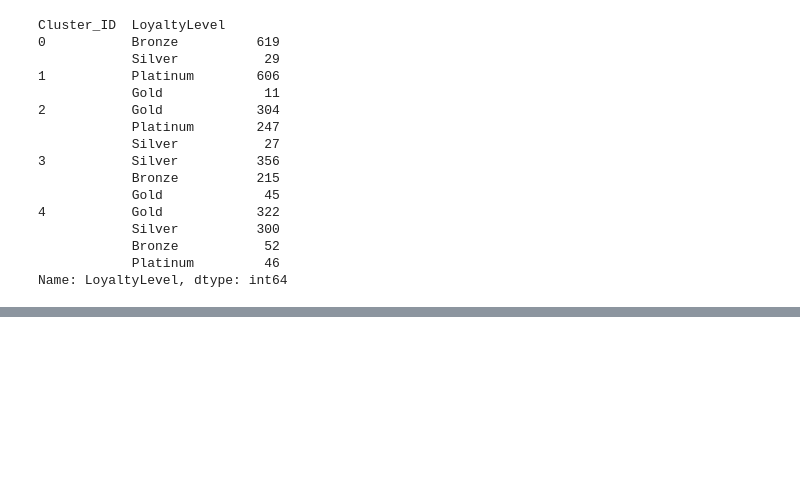
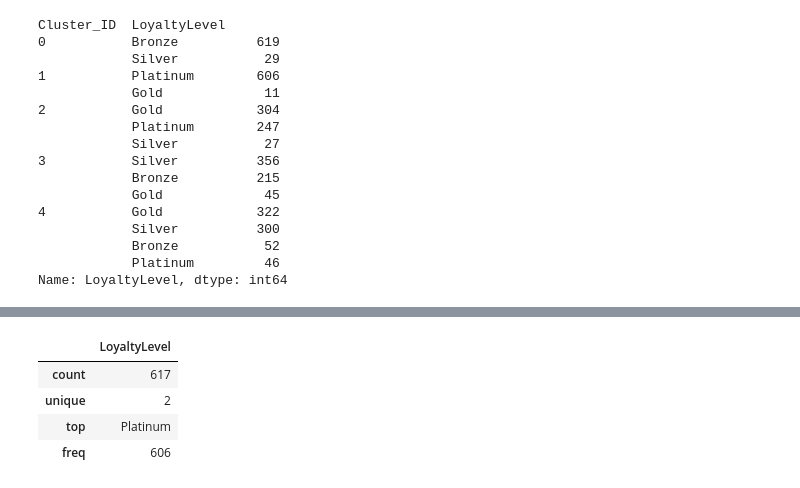
Before and after one commit to Mano1498/Customer_Segmentation, a Jupyter notebook: Customer_segment(Kmeans).ipynb, the cells around one changed output, grey strips where cells are left out. Saved outputs shown, nothing was run; the diff lists cells and outputs as text; code cells hidden in the pictures; blank space fills up the shorter version.

```diff
--- a/Customer_segment(Kmeans).ipynb
+++ b/Customer_segment(Kmeans).ipynb
@@ -191,0 +207,8 @@ Name: LoyaltyLevel, dtype: int64
+# %%
+c1.describe(include="O")
+# %% [output]
+|  | LoyaltyLevel |
+| count | 617 |
+| unique | 2 |
+| top | Platinum |
+| freq | 606 |
```
Also changed, not shown: parts of 10 cells of this notebook.
